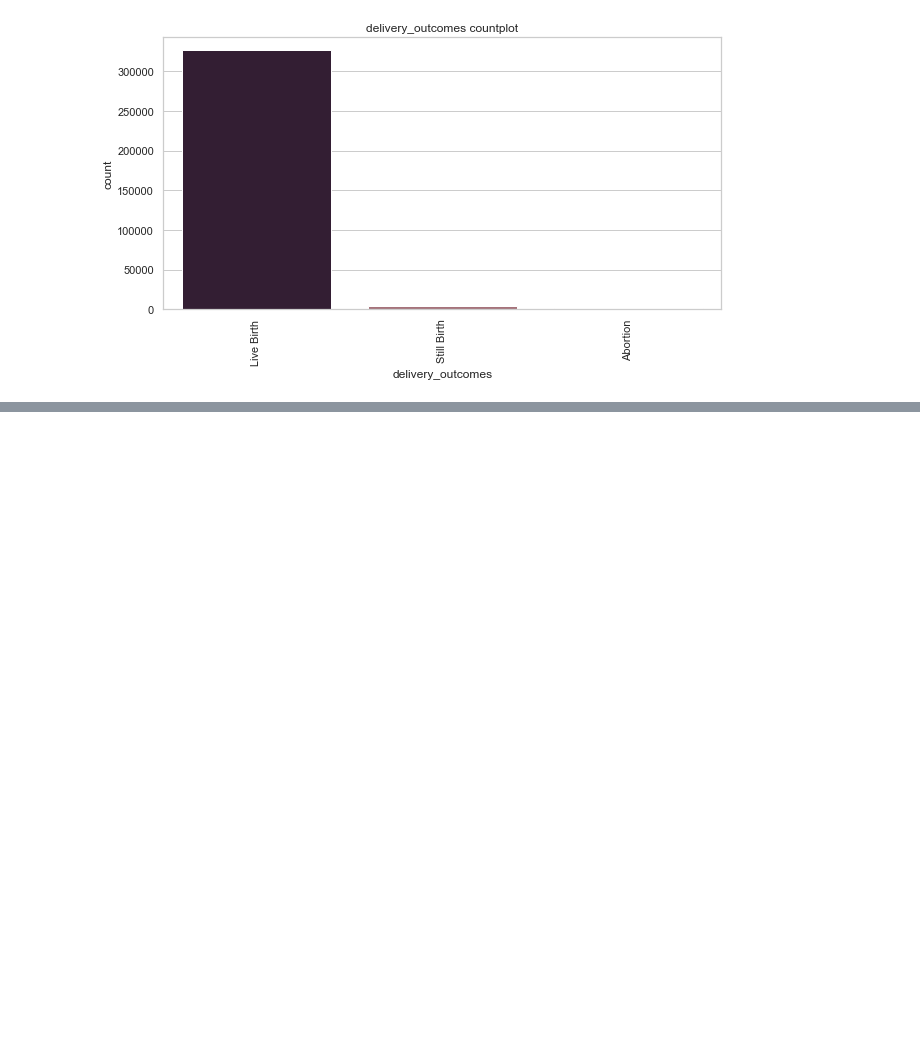
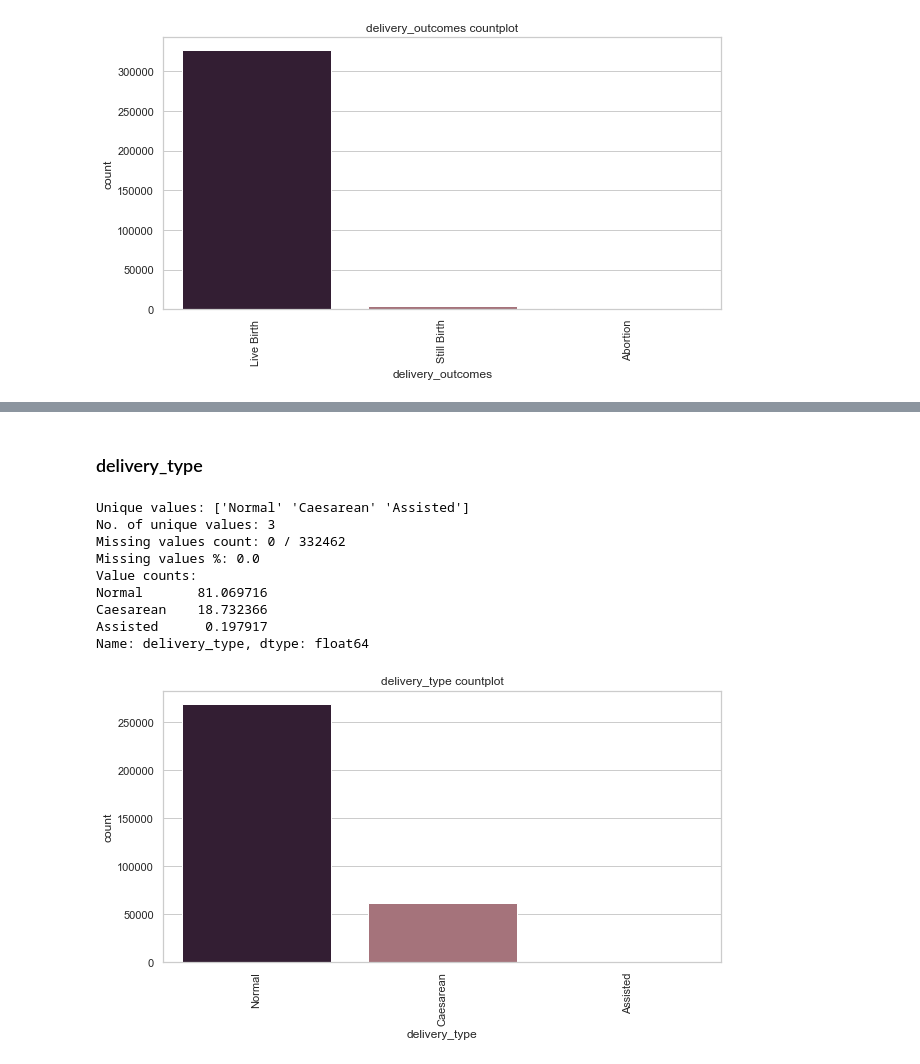
Before and after one commit to Gokul-S-Kumar/child_health_casestudy, a Jupyter notebook: notebooks/0.3-gokul-EDA_delivery.ipynb, the cells around one changed output, grey strips where cells are left out. Drawn from its saved outputs; the diff is of its cells as text; code cells hidden in the pictures; blank space fills up the shorter version.

```diff
--- a/notebooks/0.3-gokul-EDA_delivery.ipynb
+++ b/notebooks/0.3-gokul-EDA_delivery.ipynb
@@ -428,0 +451,15 @@ Name: delivery_outcomes, dtype: float64
+# %% [markdown]
+### delivery_type
+# %%
+categorical_eda(df, 'delivery_type', (10, 5))
+# %% [output]
+Unique values: ['Normal' 'Caesarean' 'Assisted']
+No. of unique values: 3
+Missing values count: 0 / 332462
+Missing values %: 0.0
+Value counts:
+Normal       81.069716
+Caesarean    18.732366
+Assisted      0.197917
+Name: delivery_type, dtype: float64
+[figure, added]
```
Also changed, not shown: parts of 32 cells of this notebook, 14 other files.
